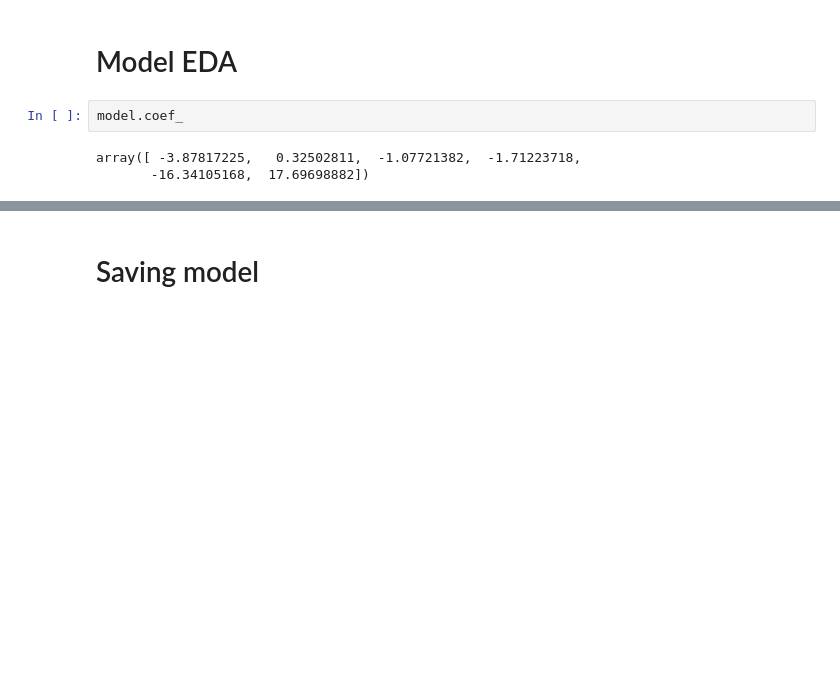
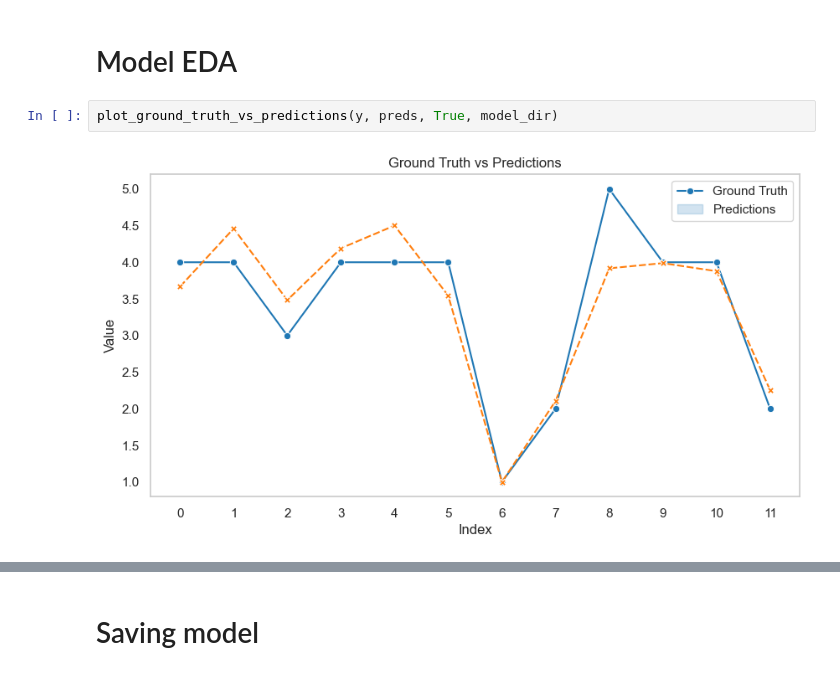
Before and after one commit to AdamCage/atom-compliance-ml, a Jupyter notebook: src/notebooks/vectorizing_and_modeling.ipynb, the cells around one changed output, grey strips where cells are left out. Drawn from its saved outputs; the diff is of its cells as text; blank space fills up the shorter version.

```diff
--- a/src/notebooks/vectorizing_and_modeling.ipynb
+++ b/src/notebooks/vectorizing_and_modeling.ipynb
@@ -166,8 +167,7 @@ MSE: 0.19308932718150554
 Atom metric: 0.8712737818789963
 # %% [markdown]
 # Model EDA
-# %%
-model.coef_
-# %% [output]
-array([ -3.87817225,   0.32502811,  -1.07721382,  -1.71223718,
-       -16.34105168,  17.69698882])
+# %%
+plot_ground_truth_vs_predictions(y, preds, True, model_dir)
+# %% [output]
+[figure, added]
```
Also changed, not shown: parts of 2 cells of this notebook, 6 other files.
